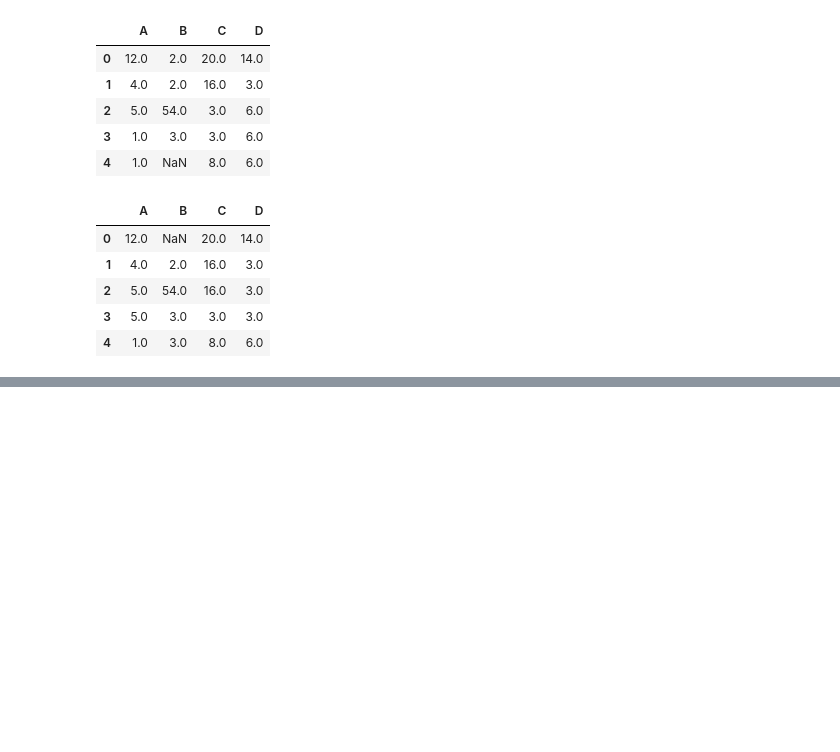
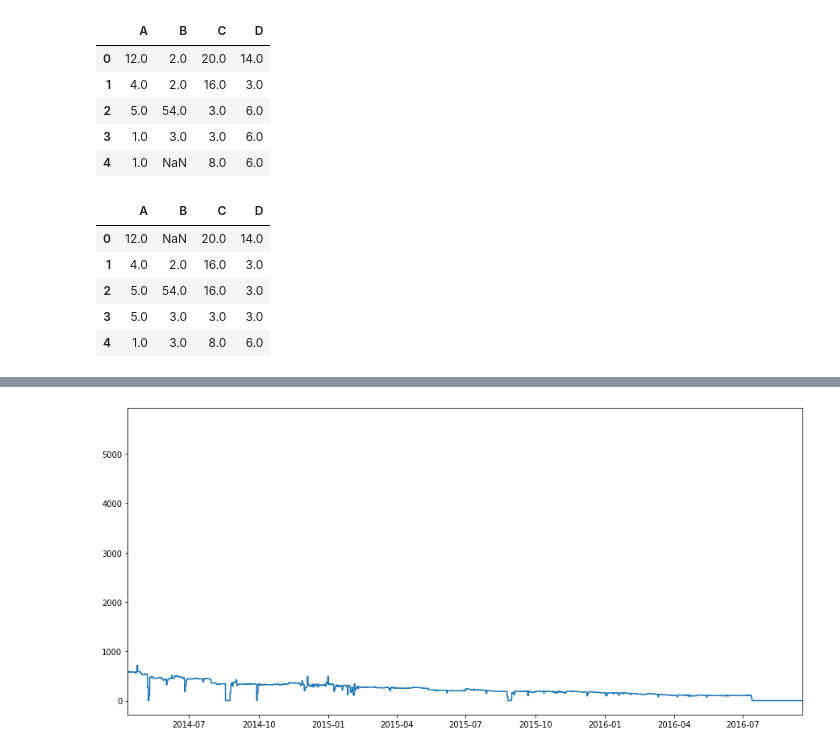
Before and after one commit to Kareem2168/Well-Deliverability-, a Jupyter notebook: Production_Data_Analysis.ipynb, the cells around one changed output, grey strips where cells are left out. Cells and saved outputs as stored; diff of their text form; code cells hidden in the pictures; blank space fills up the shorter version.

```diff
--- a/Production_Data_Analysis.ipynb
+++ b/Production_Data_Analysis.ipynb
@@ -324,0 +366,9 @@ df2.interpolate('ffill')
+# %%
+import datetime
+plt.figure(figsize=(15,7))
+plt.step(well14_dca['DATEPRD'], well14_dca['BORE_OIL_VOL'])
+plt.xlim(np.datetime64('2014-04-11'),np.datetime64('2016-09-18') )
+
+plt.show()
+# %% [output]
+[figure, added]
```
Also changed, not shown: parts of 16 cells of this notebook.
